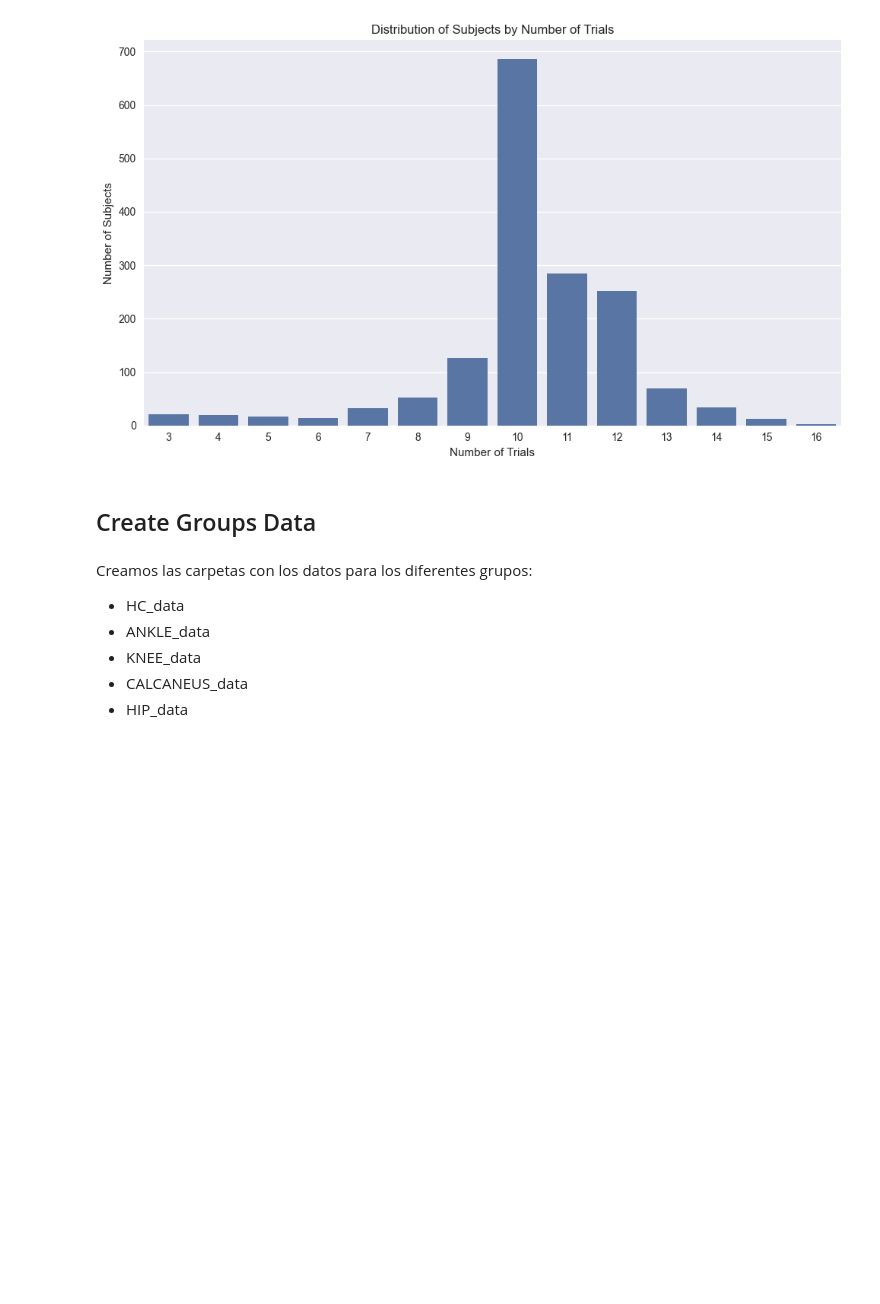
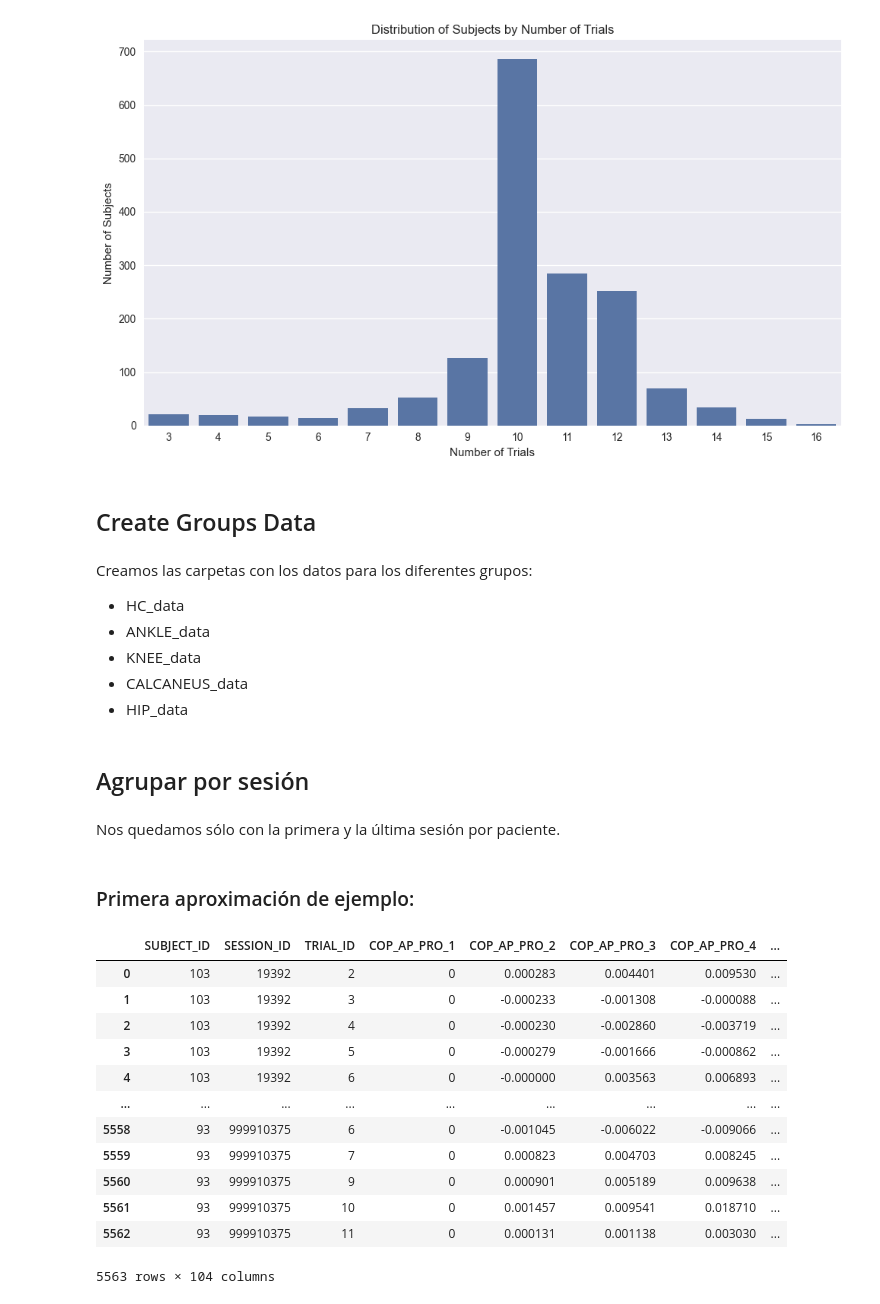
Before and after one commit to bernatsort/Therapy-Progress-Gait-Prediction, a Jupyter notebook: code.ipynb, the cells around one changed output. Drawn from its saved outputs; the diff is of its cells as text; code cells hidden in the pictures; blank space fills up the shorter version.

```diff
--- a/code.ipynb
+++ b/code.ipynb
@@ -967,3 +968,9 @@ create_groups_data(group_folder_name = 'KNEE_data' , group = 'K', new_filename_g
 create_groups_data(group_folder_name = 'CALCANEUS_data' , group = 'C', new_filename_group = '_C')
 # Create HIP data
 create_groups_data(group_folder_name = 'HIP_data' , group = 'H', new_filename_group = '_H')
+# %% [markdown]
+## Agrupar por sesión
+# %% [markdown]
+Nos quedamos sólo con la primera y la última sesión por paciente.
+# %% [markdown]
+### Primera aproximación de ejemplo:
@@ -969,0 +981,16 @@ create_groups_data(group_folder_name = 'HIP_data' , group = 'H', new_filename_gr
+# %%
+GRF_COP_AP_PRO_left_train_HC
+# %% [output]
+|  | SUBJECT_ID | SESSION_ID | TRIAL_ID | COP_AP_PRO_1 | COP_AP_PRO_2 | COP_AP_PRO_3 | COP_AP_PRO_4 | ... |
+| 0 | 103 | 19392 | 2 | 0 | 0.000283 | 0.004401 | 0.009530 | ... |
+| 1 | 103 | 19392 | 3 | 0 | -0.000233 | -0.001308 | -0.000088 | ... |
+| 2 | 103 | 19392 | 4 | 0 | -0.000230 | -0.002860 | -0.003719 | ... |
+| 3 | 103 | 19392 | 5 | 0 | -0.000279 | -0.001666 | -0.000862 | ... |
+| 4 | 103 | 19392 | 6 | 0 | -0.000000 | 0.003563 | 0.006893 | ... |
+| ... | ... | ... | ... | ... | ... | ... | ... | ... |
+| 5558 | 93 | 999910375 | 6 | 0 | -0.001045 | -0.006022 | -0.009066 | ... |
+| 5559 | 93 | 999910375 | 7 | 0 | 0.000823 | 0.004703 | 0.008245 | ... |
+| 5560 | 93 | 999910375 | 9 | 0 | 0.000901 | 0.005189 | 0.009638 | ... |
+| 5561 | 93 | 999910375 | 10 | 0 | 0.001457 | 0.009541 | 0.018710 | ... |
+| 5562 | 93 | 999910375 | 11 | 0 | 0.000131 | 0.001138 | 0.003030 | ... |
+5563 rows × 104 columns
```
Also changed, not shown: parts of 8 cells of this notebook.
